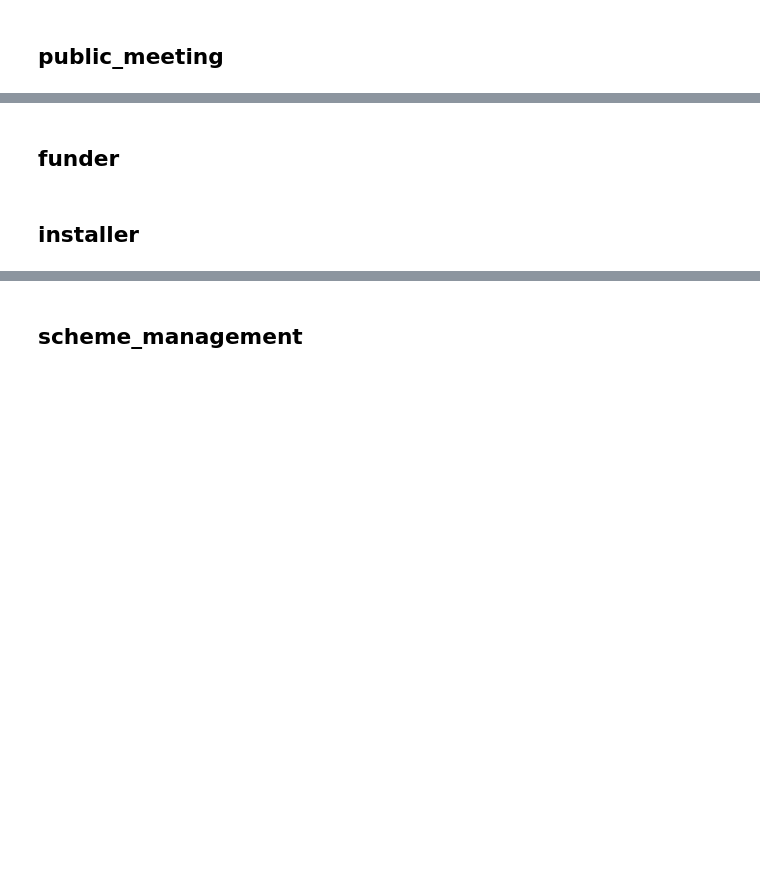
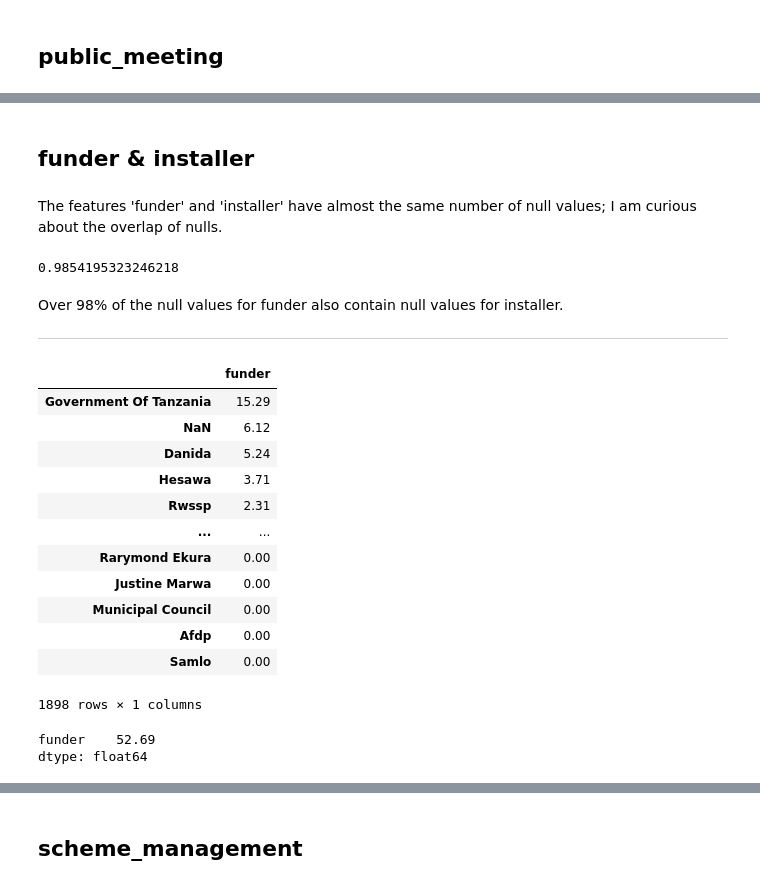
Before and after one commit to brtracy/phase_3_project, a Jupyter notebook: EDA.ipynb, the cells around one changed output, grey strips where cells are left out. Saved outputs shown, nothing was run; the diff lists cells and outputs as text; code cells hidden in the pictures; blank space fills up the shorter version.

```diff
--- a/EDA.ipynb
+++ b/EDA.ipynb
@@ -152,5 +152,5 @@ There are no average or overwhelmingly dominant subvillages that we could assign
 # %%
-raw_df.dropna(subset=['subvillage'], inplace=True)
+raw_df['subvillage'].fillna(value='Other', inplace=True)
 # %% [markdown]
 ## permit
 # %%
@@ -178,2 +178,4 @@ We should interpolate to fill these 3056 missing datapoints.
 # %%
-raw_df[raw_df.permit.notnull()]
+raw_df['permit'] = raw_df['permit'].fillna(pd.Series(np.random.choice([True, False],
+                                                       p=list(permit_distribution),
+                                                       size=len(raw_df))))
@@ -199,0 +195,3 @@ raw_df['permit']
+# %%
+meeting_distribution = raw_df.public_meeting.value_counts(normalize=True)
+meeting_distribution
@@ -200,4 +204,39 @@ raw_df['permit']
+# %%
+raw_df['public_meeting'] = raw_df['public_meeting'].fillna(
+    pd.Series(np.random.choice([True, False],
+                               p=list(meeting_distribution),
+                               size=len(raw_df))))
 # %% [markdown]
-## funder
+## funder & installer
-# %% [markdown]
-## installer
+# %% [markdown]
+The features 'funder' and 'installer' have almost the same number of null values; I am curious about the overlap of nulls.
+# %%
+# dividing the number of entries with null for both features by the smaller count
+len(raw_df[raw_df.funder.isnull() & raw_df.installer.isnull()]) / null_checks.null_count['funder']
+# %% [output]
+0.9854195323246218
+# %% [markdown]
+Over 98% of the null values for funder also contain null values for installer.
+________
+# %%
+funder_df = pd.DataFrame(round(raw_df.funder.value_counts(normalize=True, dropna=False) * 100, 2))
+funder_df
+# %% [output]
+|  | funder |
+| Government Of Tanzania | 15.29 |
+| NaN | 6.12 |
+| Danida | 5.24 |
+| Hesawa | 3.71 |
+| Rwssp | 2.31 |
+| ... | ... |
+| Rarymond Ekura | 0.00 |
+| Justine Marwa | 0.00 |
+| Municipal Council | 0.00 |
+| Afdp | 0.00 |
+| Samlo | 0.00 |
+1898 rows × 1 columns
+# %%
+funder_df[funder_df.funder > 1.0].sum()
+# %% [output]
+funder    52.69
+dtype: float64
```
Also changed, not shown: parts of 37 cells of this notebook.
